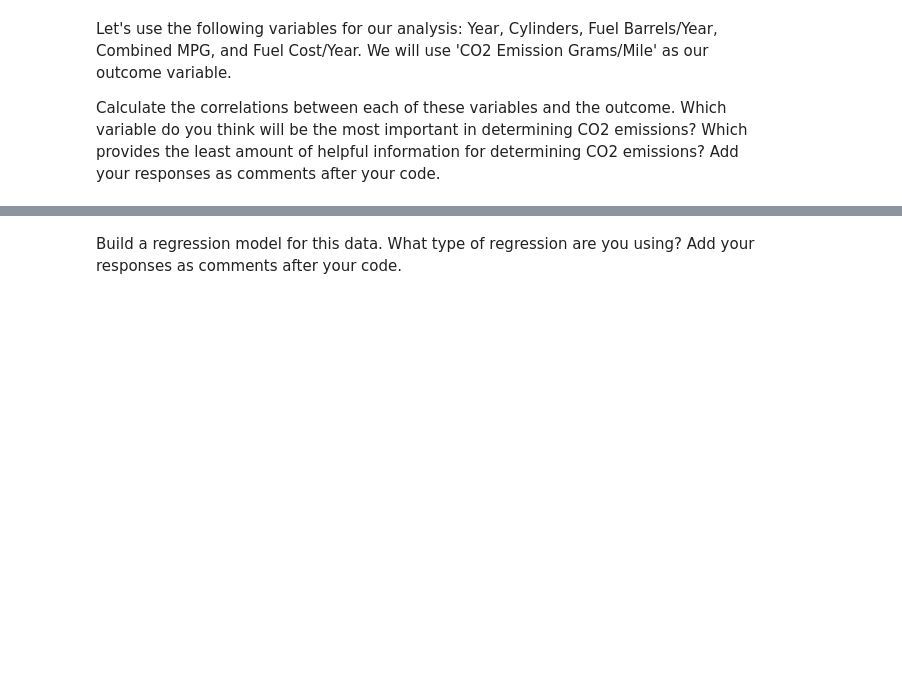
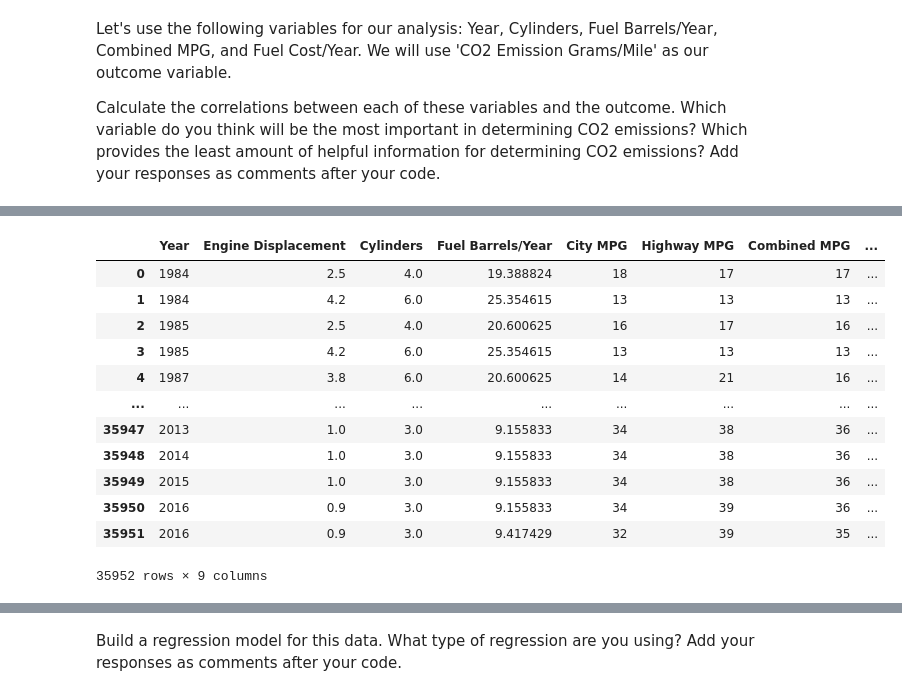
Before and after one commit to vitorferraz19/lab-regression-analysis-en, a Jupyter notebook: your-code/lab-regression-analysis.ipynb, the cells around one changed output, grey strips where cells are left out. Saved outputs shown, nothing was run; the diff lists cells and outputs as text; code cells hidden in the pictures; blank space fills up the shorter version.

```diff
--- a/your-code/lab-regression-analysis.ipynb
+++ b/your-code/lab-regression-analysis.ipynb
@@ -145,0 +207,19 @@ Calculate the correlations between each of these variables and the outcome. Whic
+# %%
+# Extracting only numerical columns from the vehicles data set prior to assessing correlations.
+
+vehicles_numeric = vehicles.select_dtypes(include=["number"])
+vehicles_numeric
+# %% [output]
+|  | Year | Engine Displacement | Cylinders | Fuel Barrels/Year | City MPG | Highway MPG | Combined MPG | ... |
+| 0 | 1984 | 2.5 | 4.0 | 19.388824 | 18 | 17 | 17 | ... |
+| 1 | 1984 | 4.2 | 6.0 | 25.354615 | 13 | 13 | 13 | ... |
+| 2 | 1985 | 2.5 | 4.0 | 20.600625 | 16 | 17 | 16 | ... |
+| 3 | 1985 | 4.2 | 6.0 | 25.354615 | 13 | 13 | 13 | ... |
+| 4 | 1987 | 3.8 | 6.0 | 20.600625 | 14 | 21 | 16 | ... |
+| ... | ... | ... | ... | ... | ... | ... | ... | ... |
+| 35947 | 2013 | 1.0 | 3.0 | 9.155833 | 34 | 38 | 36 | ... |
+| 35948 | 2014 | 1.0 | 3.0 | 9.155833 | 34 | 38 | 36 | ... |
+| 35949 | 2015 | 1.0 | 3.0 | 9.155833 | 34 | 38 | 36 | ... |
+| 35950 | 2016 | 0.9 | 3.0 | 9.155833 | 34 | 39 | 36 | ... |
+| 35951 | 2016 | 0.9 | 3.0 | 9.417429 | 32 | 39 | 35 | ... |
+35952 rows × 9 columns
```
Also changed, not shown: parts of 16 cells of this notebook.
